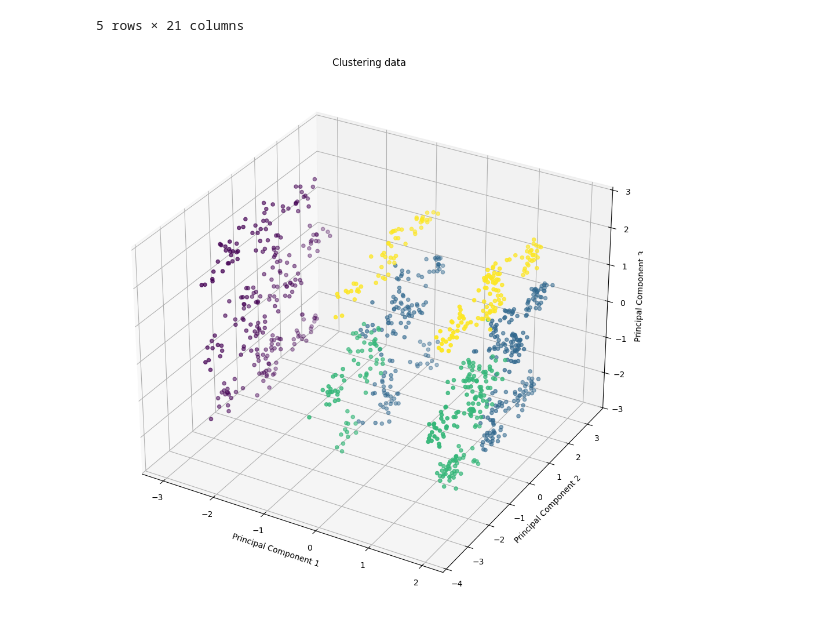
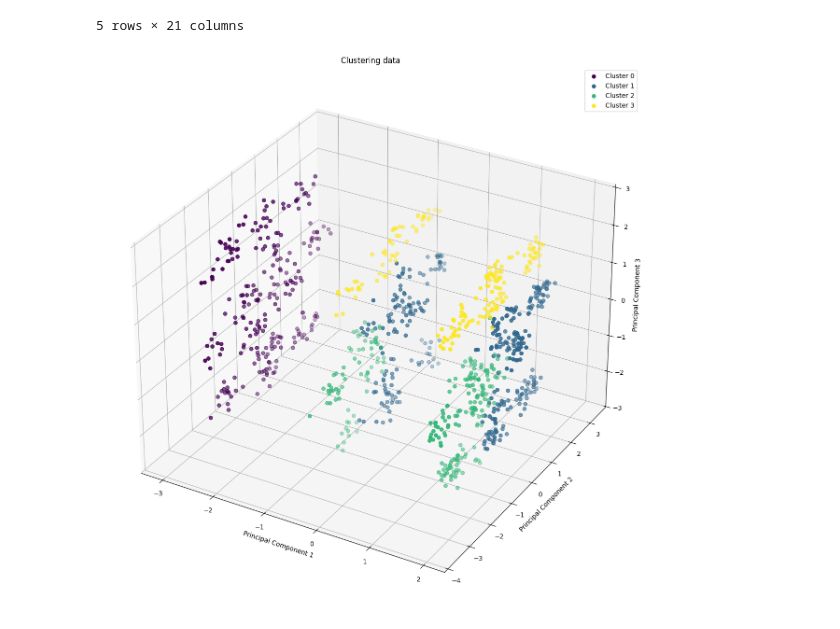
Before and after one commit to dangth2004/Machine-Learning, a Jupyter notebook: mobile_price_prediction/mobile_price.ipynb, the cells around one changed output. Drawn from its saved outputs; the diff is of its cells as text; code cells hidden in the pictures.

```diff
--- a/mobile_price_prediction/mobile_price.ipynb
+++ b/mobile_price_prediction/mobile_price.ipynb
@@ -356,28 +371,39 @@ x_test_set = StandardScaler().fit_transform(x_test_set)
 # %%
 from sklearn.mixture import GaussianMixture
 
 # Dimensional reduction
 x_test_set_pca = pca.fit_transform(x_test_set)
 
 # Clustering data
 gmm = GaussianMixture(n_components=4, random_state=42)
 clusters = gmm.fit_predict(x_test_set_pca)
 
 # Data Visualization
-pca_x = x_test_set_pca[:, 0]
-pca_y = x_test_set_pca[:, 1]
-pca_z = x_test_set_pca[:, 2]
+fig = plt.figure(figsize=(15, 15))
+ax = fig.add_subplot(111, projection='3d')
 
-fig = plt.figure(figsize=(12, 12))
-ax = fig.add_subplot(111, projection='3d')
-ax.scatter(pca_x, pca_y, pca_z, c=clusters, cmap='viridis')
+unique_clusters = np.unique(clusters)
+colors = plt.cm.viridis(np.linspace(0, 1, len(unique_clusters)))
+
+for i, cluster_label in enumerate(unique_clusters):
+    indices = np.where(clusters == cluster_label)
+    ax.scatter(
+        x_test_set_pca[indices, 0],
+        x_test_set_pca[indices, 1],
+        x_test_set_pca[indices, 2],
+        color=colors[i],
+        label=f'Cluster {cluster_label}',
+        s=30
+    )
+
 ax.set_title('Clustering data')
 ax.set_xlabel('Principal Component 1')
 ax.set_ylabel('Principal Component 2')
 ax.set_zlabel('Principal Component 3')
+ax.legend()
 plt.show()
 # %% [output]
-[figure, old version]
+[figure, new version]
 # %%
 y_predict = softmax.predict(x_test_set)
 
```
Also changed, not shown: parts of 5 cells of this notebook.
